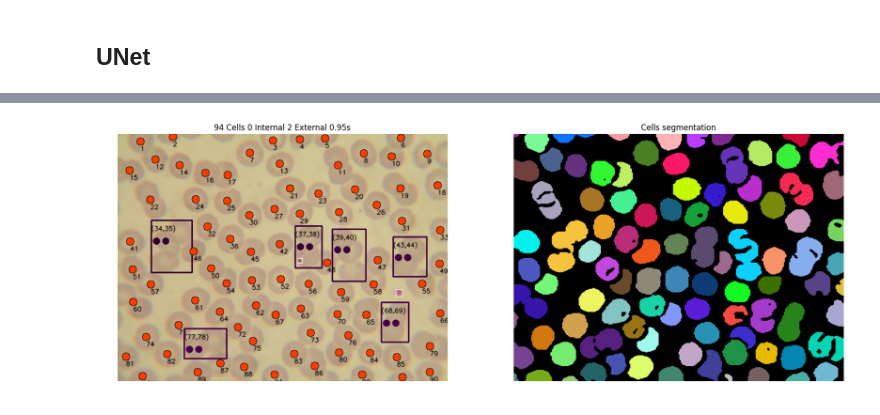
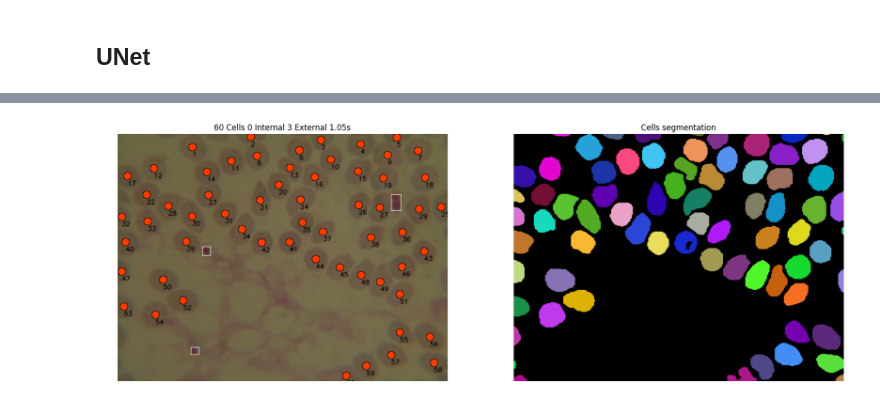
Before and after one commit to klingerkrieg/pid-course-project, a Jupyter notebook: segmentation_methods/unet.ipynb, the cells around one changed output, grey strips where cells are left out. Drawn from its saved outputs; the diff is of its cells as text; code cells hidden in the pictures.

Commit message:
Adicionando novas versoes da unet e rcnn

```diff
--- a/segmentation_methods/unet.ipynb
+++ b/segmentation_methods/unet.ipynb
@@ -2,8 +2,9 @@
 ## UNet
 # %%
 from ipynb.fs.full.general_functions import *
+import ipynb.fs.full.methods_names as methods
 
-def unet_method(path, validation_type, mark_parasites=True, newDataset = False):
+def unet_method(path, validation_type, mark_parasites=True, trainVersion = 1):
     """
     Returns: (img, cell_mask_colored), (cells, internal, external, passTime)
     """
@@ -13,21 +14,29 @@ def unet_method(path, validation_type, mark_parasites=True, newDataset = False):
     #read in colors
     img = get_image(path=path,mode=1)
 
-
-    if newDataset:
+    if trainVersion == 3:
         #apply blur
-        name = "U-net-new"
-        method_ext = "_unet-new"
-        cell_mask = unetNewdataset.predict(img)
+        name = methods.UNETv3
+        method_ext = "_unetv3"
+        unet = UNetPredict(trainVersion=3)
+        cell_mask = unet.predict(path)
+    elif trainVersion == 2:
+        #apply blur
+        name = methods.UNETv2
+        method_ext = "_unetv2"
+        unet = UNetPredict(trainVersion=2)
+        cell_mask = unet.predict(path)
     else:
         #apply blur
-        name = "U-net"
-        method_ext = "_unet"
-        cell_mask = unet.predict(img)
-    #garante que é preto e branco (sem isso ele estava unindo celulas que nao deveria)
-    cell_mask = cv2.threshold(cell_mask, 127, 255, cv2.THRESH_BINARY)[1]
+        name = methods.UNETv1
+        method_ext = "_unetv1"
+        unet = UNetPredict(trainVersion=1)
+        cell_mask = unet.predict(path)
+        #garante que é preto e branco (sem isso ele estava unindo celulas que nao deveria)
+        cell_mask = cv2.threshold(cell_mask, 127, 255, cv2.THRESH_BINARY)[1]
+        cell_mask = erode(cell_mask,1)
 
-    cell_mask = erode(cell_mask,1)
+
 
     #hsv mask
     par_mask, par_mask_dilated = hsv_par_mask(img)
@@ -71,10 +80,10 @@ def unet_method(path, validation_type, mark_parasites=True, newDataset = False):
 if __name__ == '__main__':
     #PATH = "./PHOTOS_MALARIA_VHIR_UPC/fotos_2015_12_01/P_falciparum/Trofozoits/DSCN0083.JPG"
     #PATH = "../blood_samples/samples/blood_smear_2.JPG"
-    PATH = "../blood_samples/samples/blood_smear_15.JPG"
+    PATH = "../blood_samples/samples/blood_smear_3.JPG"
     #PATH = "../blood_samples/samples/blood_smear_14.JPG"
     #PATH = '../blood_samples/samples/blood_smear_3.JPG'
-    images, stats = unet_method(PATH, NO_VALIDATION)
+    images, stats = unet_method(PATH, NO_VALIDATION, trainVersion = 0)
     img, cell_mask = images
     cells, internal, external, passTime = stats
 
@@ -90,3 +100,3 @@ if __name__ == '__main__':
-[figure, old version]
+[figure, new version]
 # %%
 if __name__ == '__main__':
```
Also changed, not shown: parts of 3 cells of this notebook, 6 other files.
